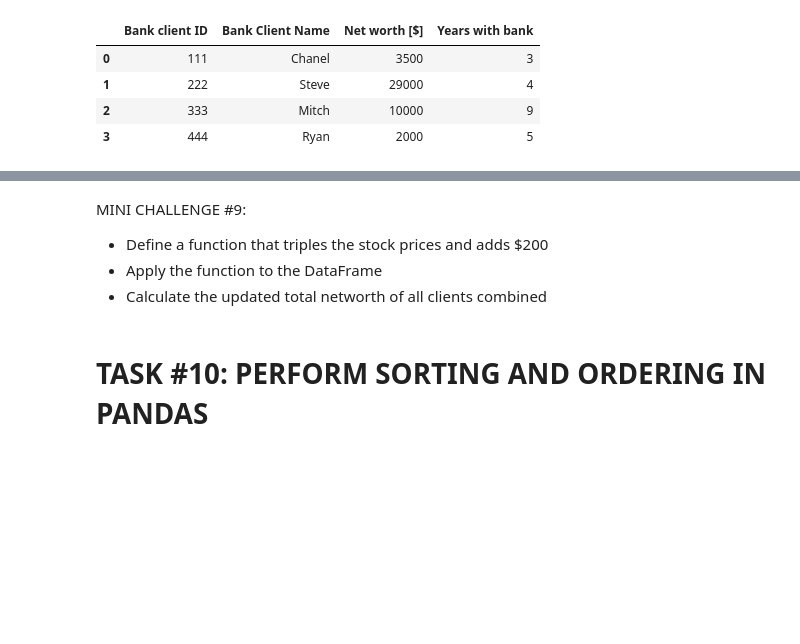
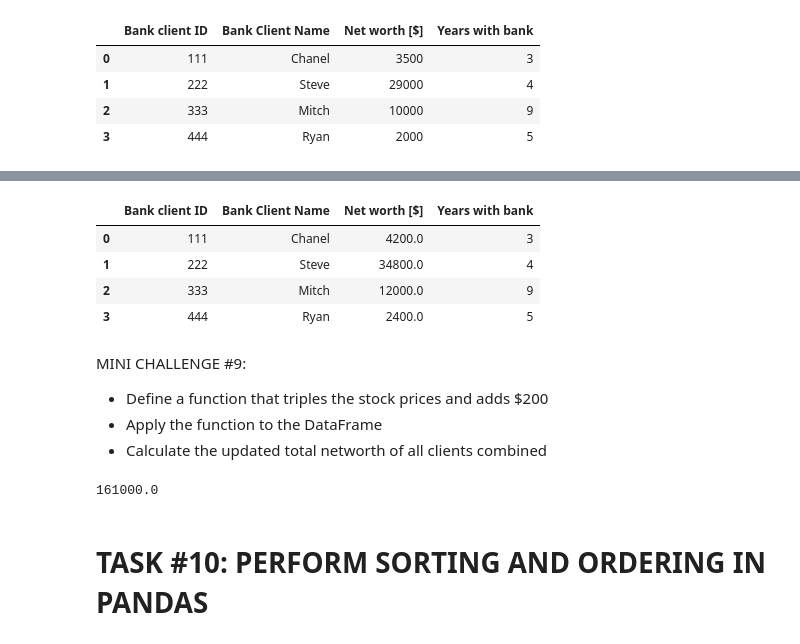
Before and after one commit to RRFteixeira/courseraproj-Python_for_Data_Analysis, a Jupyter notebook: Python 101 - Python Libraries for Data Analysis - Numpy and Pandas.ipynb, the cells around one changed output, grey strips where cells are left out. Drawn from its saved outputs; the diff is of its cells as text; code cells hidden in the pictures; blank space fills up the shorter version.

```diff
--- a/Python 101 - Python Libraries for Data Analysis - Numpy and Pandas.ipynb
+++ b/Python 101 - Python Libraries for Data Analysis - Numpy and Pandas.ipynb
@@ -489,8 +459,23 @@ Name: Bank Client Name, dtype: int64
+# %%
+bank_client_df
+# %% [output]
+|  | Bank client ID | Bank Client Name | Net worth [$] | Years with bank |
+| 0 | 111 | Chanel | 4200.0 | 3 |
+| 1 | 222 | Steve | 34800.0 | 4 |
+| 2 | 333 | Mitch | 12000.0 | 9 |
+| 3 | 444 | Ryan | 2400.0 | 5 |
 # %% [markdown]
 MINI CHALLENGE #9:
 - Define a function that triples the stock prices and adds $200
 - Apply the function to the DataFrame
 - Calculate the updated total networth of all clients combined
+# %%
+def challenge(value):
+    return value*3+200
+
+bank_client_df['Net worth [$]'].apply(challenge).sum()
+# %% [output]
+161000.0
 # %% [markdown]
 # TASK #10: PERFORM SORTING AND ORDERING IN PANDAS
 # %%
```
Also changed, not shown: parts of 34 cells of this notebook.
